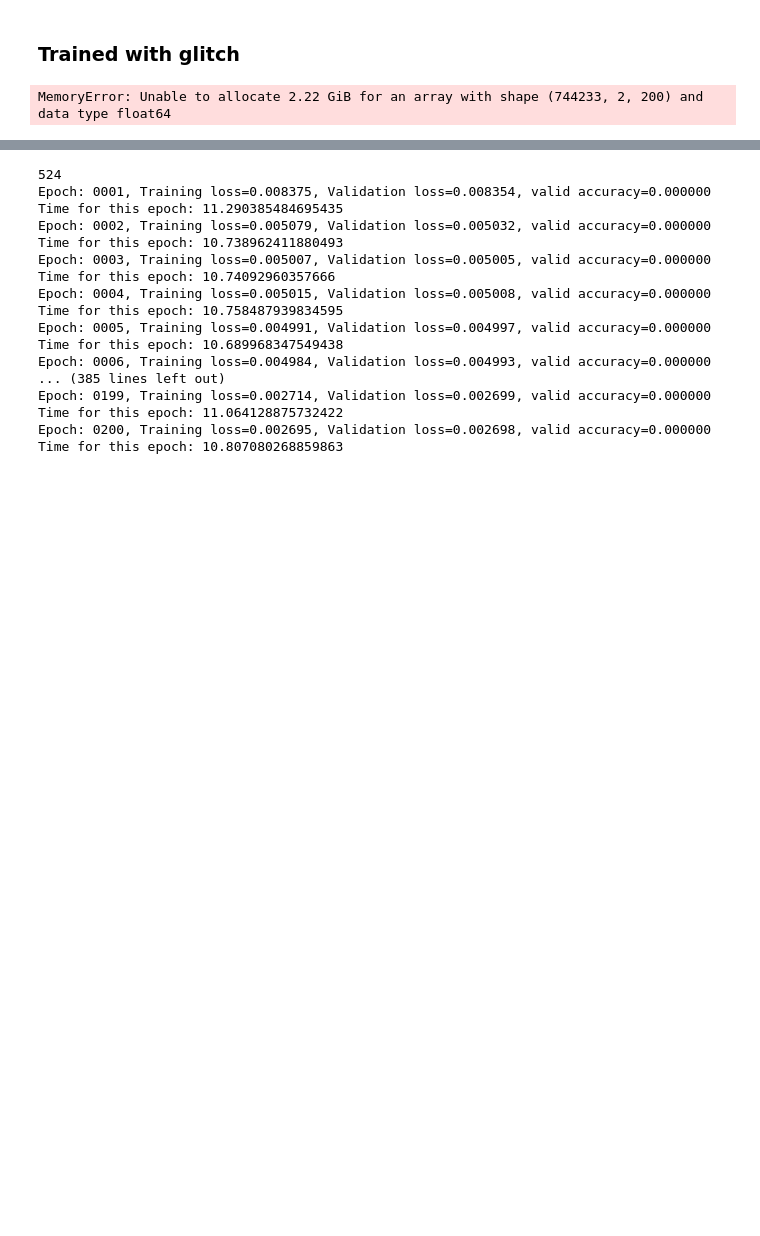
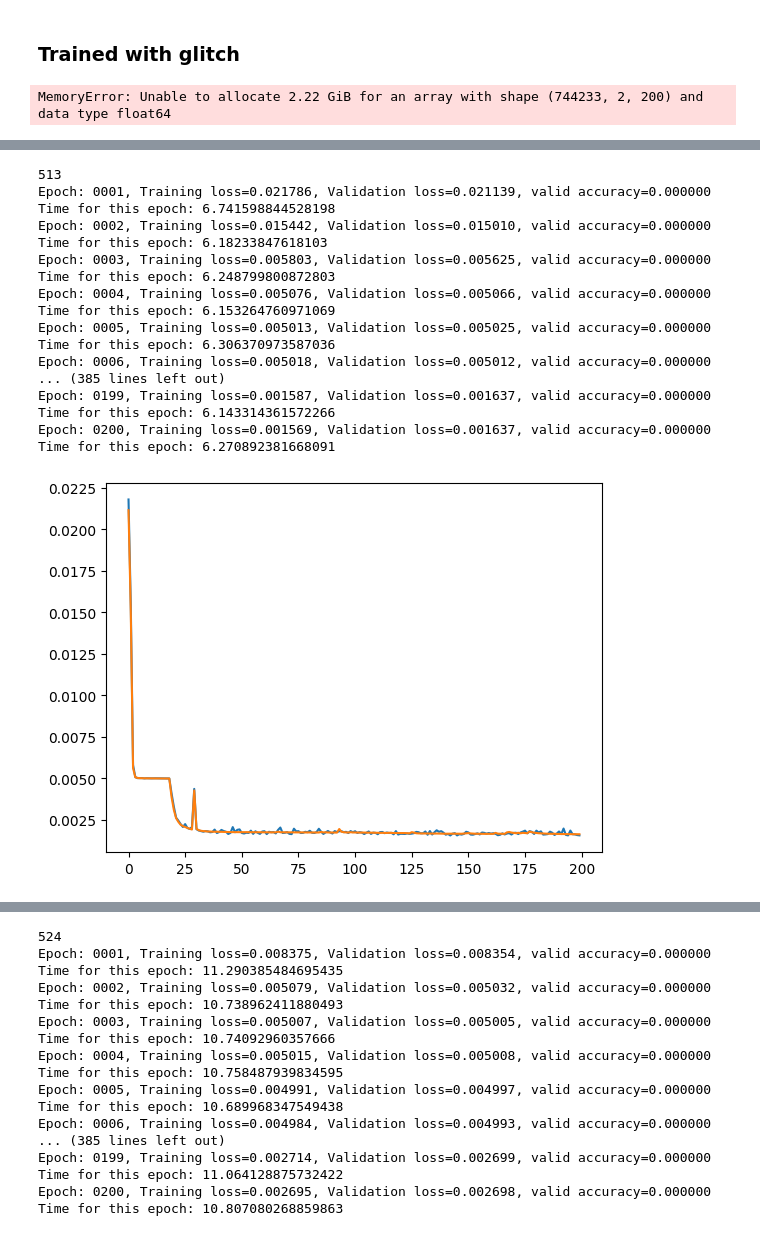
Before and after one commit to UmataHasrick/GWNAD, a Jupyter notebook: Codes/CNNAE_dilation copy.ipynb, the cells around one changed output, grey strips where cells are left out. Cells and saved outputs as stored; diff of their text form; code cells hidden in the pictures; blank space fills up the shorter version.

```diff
--- a/Codes/CNNAE_dilation copy.ipynb
+++ b/Codes/CNNAE_dilation copy.ipynb
@@ -1198,7 +1318,7 @@ NameError: name 'WaveletCNNSL' is not defined
 # %% [markdown]
 ### Trained with glitch
 # %%
-version = 'v12'
+version = 'v17'
 dInput = 200
 # %%
 n_BKG = len(realbkg)
@@ -1274,0 +1395,69 @@ X_train.shape
+# %%
+classifier = WaveletCNNAEND(num_ifos=1, c_depth=6, n_chann=4, l1=20, l2=10).cuda()
+print(sum(p.numel() for p in classifier.parameters() if p.requires_grad))
+
+optimizer = optim.Adam(classifier.parameters(), lr=0.0005)
+loss_func = nn.MSELoss().cuda()
+loss_train = np.empty((epochs, ))
+loss_validation = np.empty((epochs, ))
+
+for epoch in range(epochs):
+
+    t0 = time.time()
+    classifier.train()
+    for batchidx, x in enumerate(trainDataLoader):
+        x = x[0].cuda()
+        # print(x.shape)
+        # tgt_index = tgt_index.cuda()
+        output = classifier(x)
+        loss = loss_func(output, x)
+
+        optimizer.zero_grad()
+        loss.backward()
+        optimizer.step()
+
+    classifier.eval()
+    with torch.no_grad():
+        val_loss = 0
+        n_correct = 0;
+        for batchidx, x in enumerate(validationDataLoader):
+            x = x[0].cuda()
+            # tgt_index = tgt_index.cuda()
+            output = classifier(x)
+            lossVal = loss_func(output, x)
+            val_loss += lossVal.item()
+            # n_correct += torch.eq(tgt_index, torch.argmax(output, dim=1)).sum().item()
+
+        val_loss /= len(validationDataLoader)
+
+    loss_train[epoch] = loss.item()
+    loss_validation[epoch] = val_loss
+    print('Epoch: %04d, Training loss=%f, Validation loss=%f, valid accuracy=%f' % (epoch+1, loss_train[epoch], val_loss, n_correct*1./len(X_validation)))
+    print('Time for this epoch: ' + str(time.time() - t0))
+
+#     print(time.time() - t0)
+
+plt.plot(loss_train)
+plt.plot(loss_validation)
+
+torch.save(classifier.cuda(), "../Model_cached/Wavelet_model_glitchtrained_AE"+version+".pt")
+# np.savetxt("../data/SupLearn/lossClassifierTraining_64-64-16.dat", [loss_train, loss_validation])
+# %% [output]
+513
+Epoch: 0001, Training loss=0.021786, Validation loss=0.021139, valid accuracy=0.000000
+Time for this epoch: 6.741598844528198
+Epoch: 0002, Training loss=0.015442, Validation loss=0.015010, valid accuracy=0.000000
+Time for this epoch: 6.18233847618103
+Epoch: 0003, Training loss=0.005803, Validation loss=0.005625, valid accuracy=0.000000
+Time for this epoch: 6.248799800872803
+Epoch: 0004, Training loss=0.005076, Validation loss=0.005066, valid accuracy=0.000000
+Time for this epoch: 6.153264760971069
+Epoch: 0005, Training loss=0.005013, Validation loss=0.005025, valid accuracy=0.000000
+Time for this epoch: 6.306370973587036
+Epoch: 0006, Training loss=0.005018, Validation loss=0.005012, valid accuracy=0.000000
+... (385 lines left out)
+Epoch: 0199, Training loss=0.001587, Validation loss=0.001637, valid accuracy=0.000000
+Time for this epoch: 6.143314361572266
+Epoch: 0200, Training loss=0.001569, Validation loss=0.001637, valid accuracy=0.000000
+Time for this epoch: 6.270892381668091
+[figure, added]
```
Also changed, not shown: parts of 63 cells of this notebook, 13 other files.
